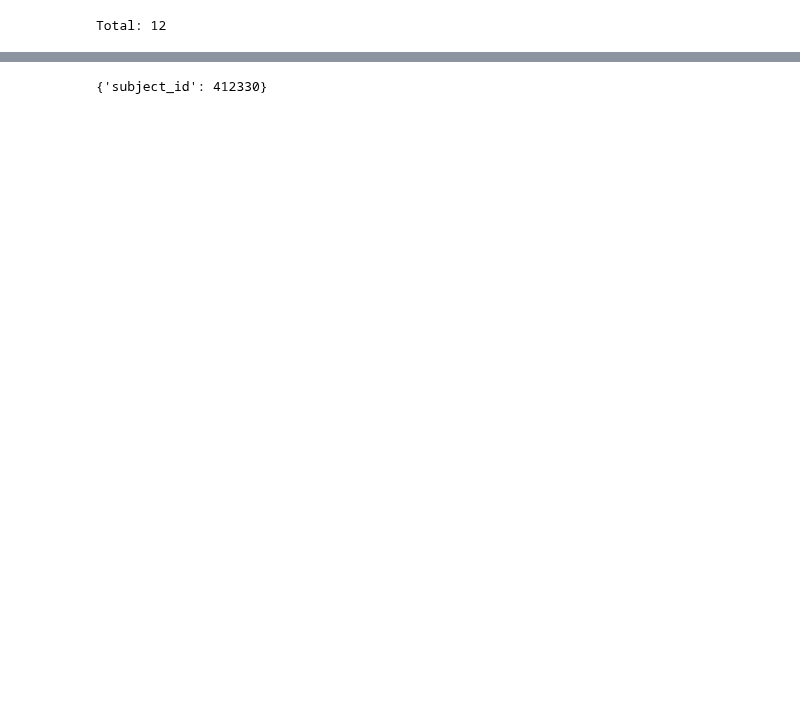
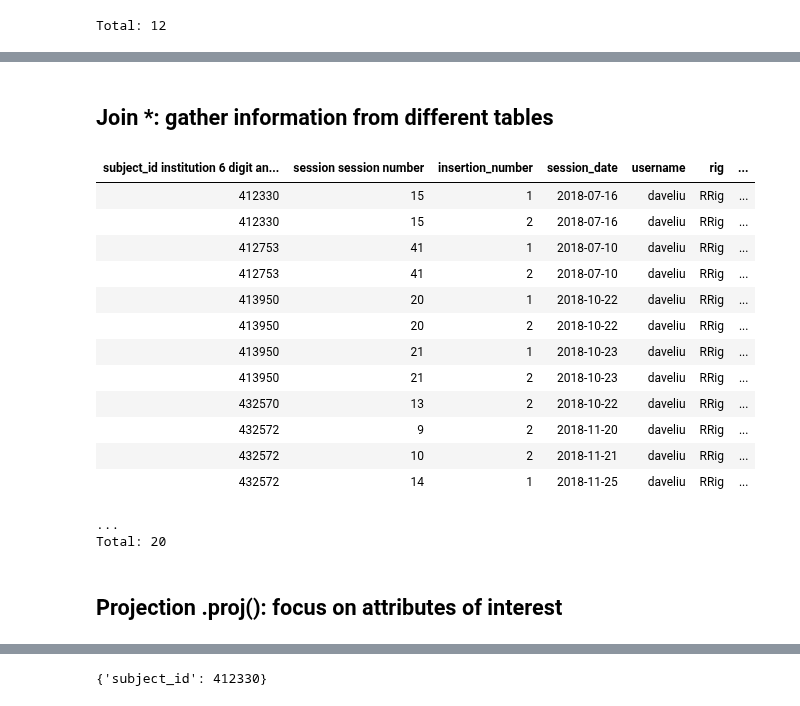
Before and after one commit to mesoscale-activity-map/map-ephys, a Jupyter notebook: notebook/workshop/1_data_browsing_demo.ipynb, the cells around one changed output, grey strips where cells are left out. Drawn from its saved outputs; the diff is of its cells as text; code cells hidden in the pictures; blank space fills up the shorter version.

```diff
--- a/notebook/workshop/1_data_browsing_demo.ipynb
+++ b/notebook/workshop/1_data_browsing_demo.ipynb
@@ -124,0 +211,22 @@ Total: 12
+# %% [markdown]
+## Join *:  gather information from different tables
+# %%
+experiment.Session * ephys.ProbeInsertion
+# %% [output]
+| subject_id institution 6 digit an... | session session number | insertion_number | session_date | username | rig | ... |
+| 412330 | 15 | 1 | 2018-07-16 | daveliu | RRig | ... |
+| 412330 | 15 | 2 | 2018-07-16 | daveliu | RRig | ... |
+| 412753 | 41 | 1 | 2018-07-10 | daveliu | RRig | ... |
+| 412753 | 41 | 2 | 2018-07-10 | daveliu | RRig | ... |
+| 413950 | 20 | 1 | 2018-10-22 | daveliu | RRig | ... |
+| 413950 | 20 | 2 | 2018-10-22 | daveliu | RRig | ... |
+| 413950 | 21 | 1 | 2018-10-23 | daveliu | RRig | ... |
+| 413950 | 21 | 2 | 2018-10-23 | daveliu | RRig | ... |
+| 432570 | 13 | 2 | 2018-10-22 | daveliu | RRig | ... |
+| 432572 | 9 | 2 | 2018-11-20 | daveliu | RRig | ... |
+| 432572 | 10 | 2 | 2018-11-21 | daveliu | RRig | ... |
+| 432572 | 14 | 1 | 2018-11-25 | daveliu | RRig | ... |
+...
+Total: 20
+# %% [markdown]
+## Projection .proj(): focus on attributes of interest
```
Also changed, not shown: parts of 51 cells of this notebook.
